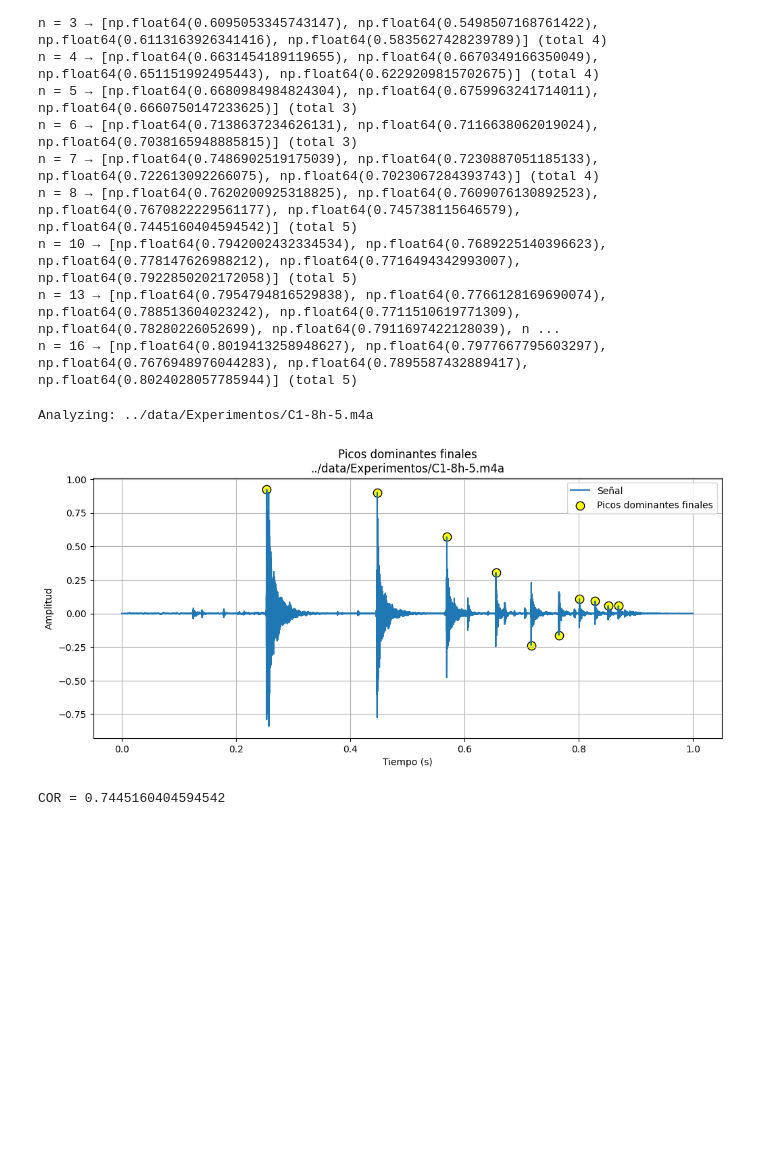
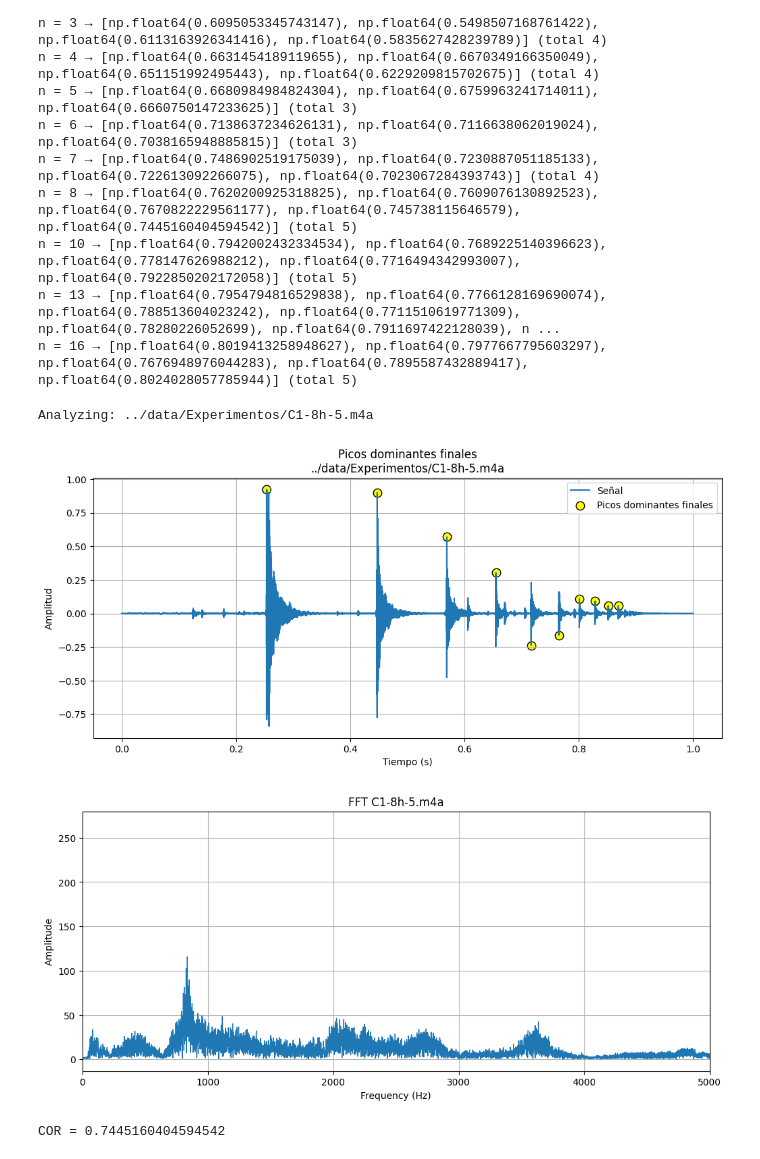
Before and after one commit to johhanz099/battery_project, a Jupyter notebook: notebooks/Datoskinetic2.ipynb, the cells around one changed output. Drawn from its saved outputs; the diff is of its cells as text; code cells hidden in the pictures; blank space fills up the shorter version.

Commit message:
two_Fft properly ploted. Next: reduce noise and compute Q, P, etc

```diff
--- a/notebooks/Datoskinetic2.ipynb
+++ b/notebooks/Datoskinetic2.ipynb
@@ -274,38 +274,48 @@ def plot_audio_peaks_from_data(t, y, sr, dom_peaks, title_suffix=""):
                 label="Picos dominantes finales")
 
     plt.title(f"Picos dominantes finales{title_suffix}")
     plt.xlabel("Tiempo (s)")
     plt.ylabel("Amplitud")
     plt.grid(True)
     plt.legend()
     plt.show()
 
 # Example: Analyze and plot a specific file (both COR and peaks in one efficient call)
-def analyze_and_plot_specific(n, m):
-    """Example: Get both COR and plot for a specific experiment without redundant loading."""
+def analyze_and_plot_specific(n, m, plot_fft_flag=True, max_freq=5000):
+    """Example: Get both COR and plot for a specific experiment without redundant loading.
+
+    Args:
+        plot_fft_flag: If True, also compute and plot FFT.
+    """
     base = "../data/Experimentos"
     fname = f"C1-{n}h-{m}.m4a"
     audio_path = f"{base}/{fname}"
 
     print(f"Analyzing: {audio_path}")
 
     # Extract data once
-    t, y, sr, peaks, times, amps = extract_dominant_peaks(audio_path) #################
+    t, y, sr, peaks, times, amps = extract_dominant_peaks(audio_path)
 
     # Compute COR from extracted data
-    COR = compute_COR_from_data(times) #################
+    COR = compute_COR_from_data(times)
 
     # Plot peaks from extracted data
-    plot_audio_peaks_from_data(t, y, sr, peaks, f"\n{audio_path}") #################
+    plot_audio_peaks_from_data(t, y, sr, peaks, f"\n{audio_path}")
+
+    # Optionally compute and plot FFT
+    if plot_fft_flag:
+        freqs, fft_amps = compute_fft_from_data(y, sr)
+        plot_fft(freqs, fft_amps, max_freq=max_freq, title=f"FFT {fname}")
 
     print(f"COR = {COR}")
     return COR, (t, y, sr, peaks, times, amps)
 
 # Individual file analysis with both COR and plotting
 COR, data = analyze_and_plot_specific(8, 5)
 # %% [output]
 Analyzing: ../data/Experimentos/C1-8h-5.m4a
 [figure]
+[figure, added]
 COR = 0.7445160404594542
 # %%
 # Complete workflow: Compute, group, and plot COR vs discharge time
```
Also changed, not shown: parts of 3 cells of this notebook.
